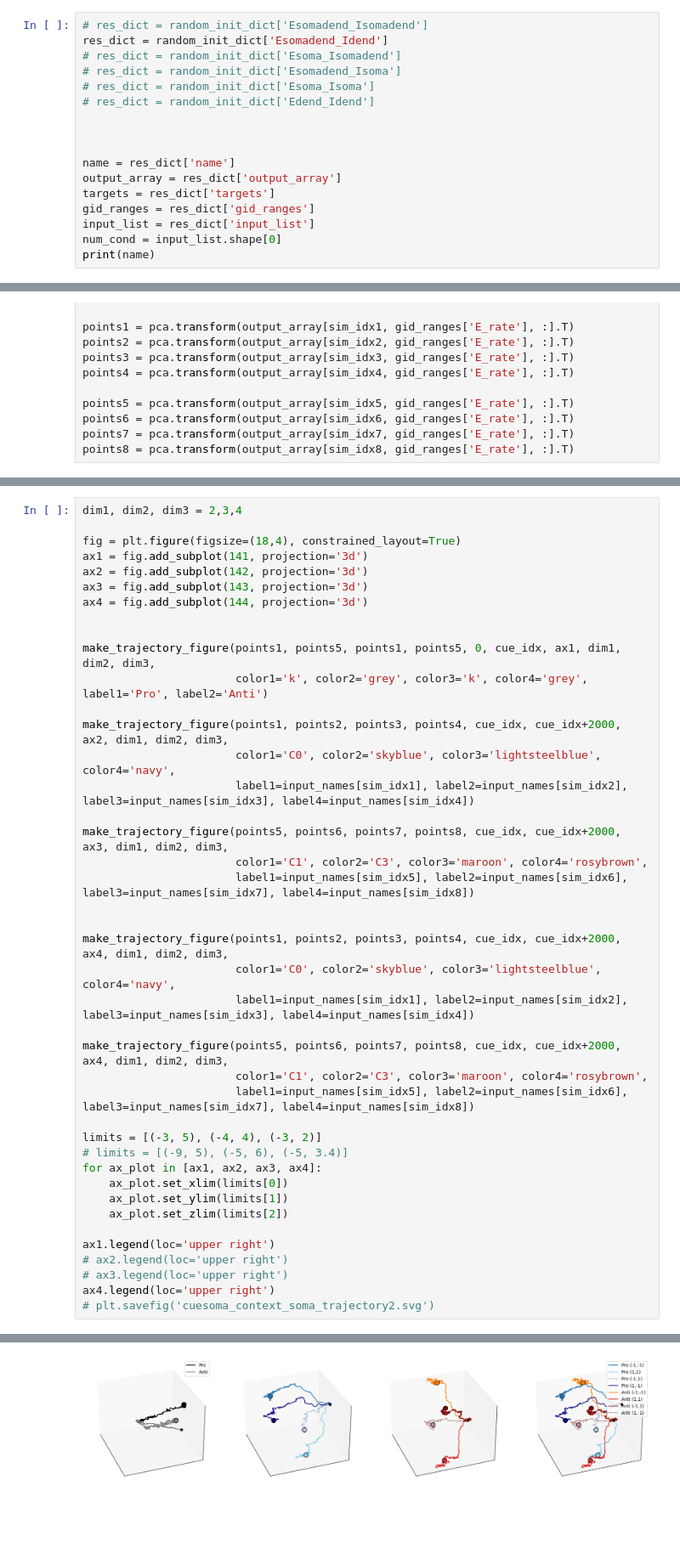
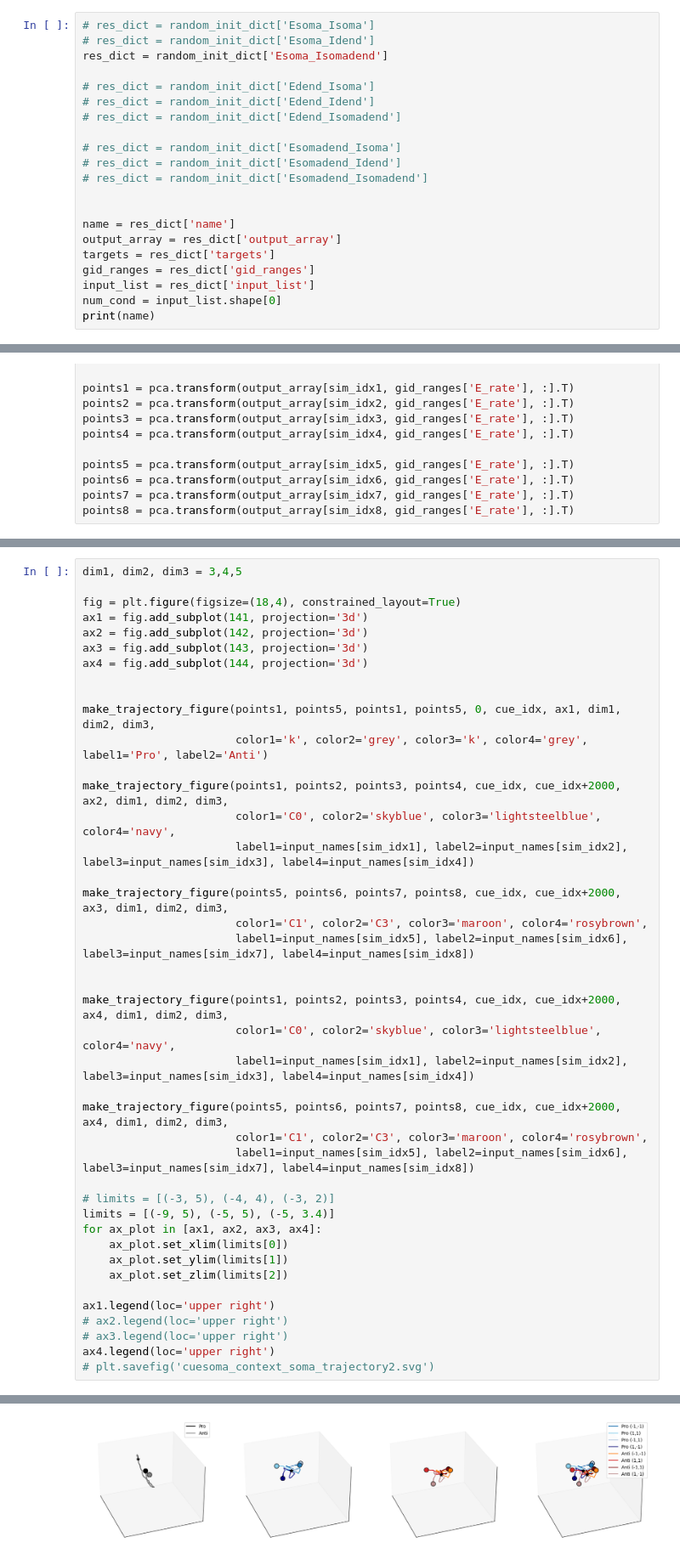
Before and after one commit to ntolley/dendractor, a Jupyter notebook: figures/plot_memorycontext_pca_trajectory.ipynb, the cells around one changed output, grey strips where cells are left out. Shown at 85% size. Cells and saved outputs as stored; diff of their text form; blank space fills up the shorter version.

```diff
--- a/figures/plot_memorycontext_pca_trajectory.ipynb
+++ b/figures/plot_memorycontext_pca_trajectory.ipynb
@@ -46,13 +46,17 @@ print(list(random_init_dict.keys()))
 # %% [output]
 ['Edend_Idend', 'Edend_Isoma', 'Edend_Isomadend', 'Esoma_Idend', 'Esoma_Isoma', 'Esoma_Isomadend', 'Esomadend_Idend', 'Esomadend_Isoma', 'Esomadend_Isomadend']
 # %%
+# res_dict = random_init_dict['Esoma_Isoma']
+# res_dict = random_init_dict['Esoma_Idend']
+res_dict = random_init_dict['Esoma_Isomadend']
+
+# res_dict = random_init_dict['Edend_Isoma']
+# res_dict = random_init_dict['Edend_Idend']
+# res_dict = random_init_dict['Edend_Isomadend']
+
+# res_dict = random_init_dict['Esomadend_Isoma']
+# res_dict = random_init_dict['Esomadend_Idend']
 # res_dict = random_init_dict['Esomadend_Isomadend']
-res_dict = random_init_dict['Esomadend_Idend']
-# res_dict = random_init_dict['Esoma_Isomadend']
-# res_dict = random_init_dict['Esomadend_Isoma']
-# res_dict = random_init_dict['Esoma_Isoma']
-# res_dict = random_init_dict['Edend_Idend']
-
 
 
 name = res_dict['name']
@@ -252,5 +301,5 @@ points8 = pca.transform(output_array[sim_idx8, gid_ranges['E_rate'], :].T)
 # %%
-dim1, dim2, dim3 = 2,3,4
+dim1, dim2, dim3 = 3,4,5
 
 fig = plt.figure(figsize=(18,4), constrained_layout=True)
 ax1 = fig.add_subplot(141, projection='3d')
@@ -264,33 +313,33 @@ make_trajectory_figure(points1, points5, points1, points5, 0, cue_idx, ax1, dim1
 
 make_trajectory_figure(points1, points2, points3, points4, cue_idx, cue_idx+2000, ax2, dim1, dim2, dim3,
                        color1='C0', color2='skyblue', color3='lightsteelblue', color4='navy',
                        label1=input_names[sim_idx1], label2=input_names[sim_idx2], label3=input_names[sim_idx3], label4=input_names[sim_idx4])
 
 make_trajectory_figure(points5, points6, points7, points8, cue_idx, cue_idx+2000, ax3, dim1, dim2, dim3,
                        color1='C1', color2='C3', color3='maroon', color4='rosybrown',
                        label1=input_names[sim_idx5], label2=input_names[sim_idx6], label3=input_names[sim_idx7], label4=input_names[sim_idx8])
 
 
 make_trajectory_figure(points1, points2, points3, points4, cue_idx, cue_idx+2000, ax4, dim1, dim2, dim3,
                        color1='C0', color2='skyblue', color3='lightsteelblue', color4='navy',
                        label1=input_names[sim_idx1], label2=input_names[sim_idx2], label3=input_names[sim_idx3], label4=input_names[sim_idx4])
 
 make_trajectory_figure(points5, points6, points7, points8, cue_idx, cue_idx+2000, ax4, dim1, dim2, dim3,
                        color1='C1', color2='C3', color3='maroon', color4='rosybrown',
                        label1=input_names[sim_idx5], label2=input_names[sim_idx6], label3=input_names[sim_idx7], label4=input_names[sim_idx8])
 
-limits = [(-3, 5), (-4, 4), (-3, 2)]
-# limits = [(-9, 5), (-5, 6), (-5, 3.4)]
+# limits = [(-3, 5), (-4, 4), (-3, 2)]
+limits = [(-9, 5), (-5, 5), (-5, 3.4)]
 for ax_plot in [ax1, ax2, ax3, ax4]:
     ax_plot.set_xlim(limits[0])
     ax_plot.set_ylim(limits[1])
     ax_plot.set_zlim(limits[2])
 
 ax1.legend(loc='upper right')
 # ax2.legend(loc='upper right')
 # ax3.legend(loc='upper right')
 ax4.legend(loc='upper right')
 # plt.savefig('cuesoma_context_soma_trajectory2.svg')
 # %% [output]
 <matplotlib.legend.Legend at 0x...>
-[figure, old version]
+[figure, new version]
```
Also changed, not shown: parts of 6 cells of this notebook, 6 other files.
